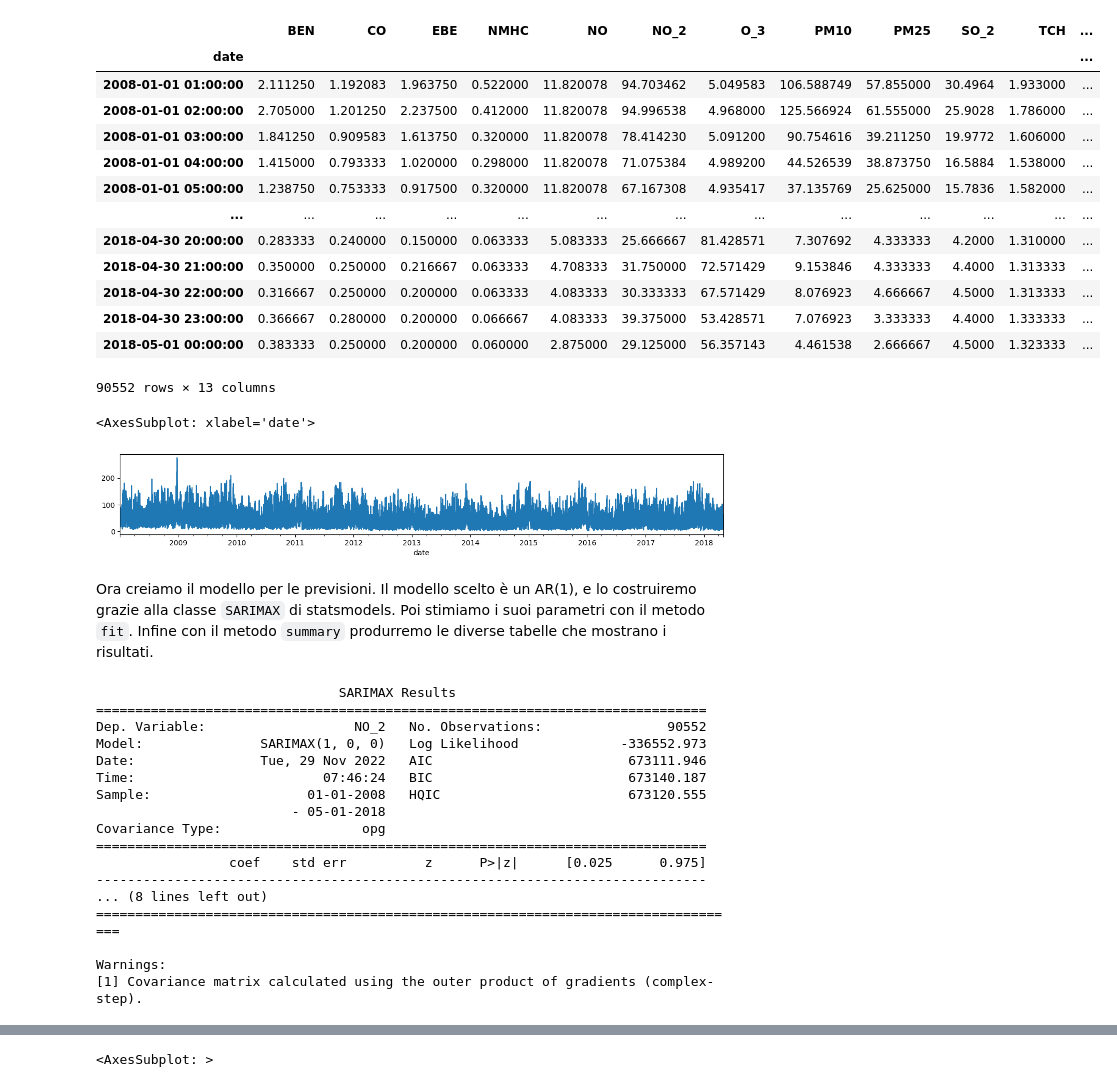
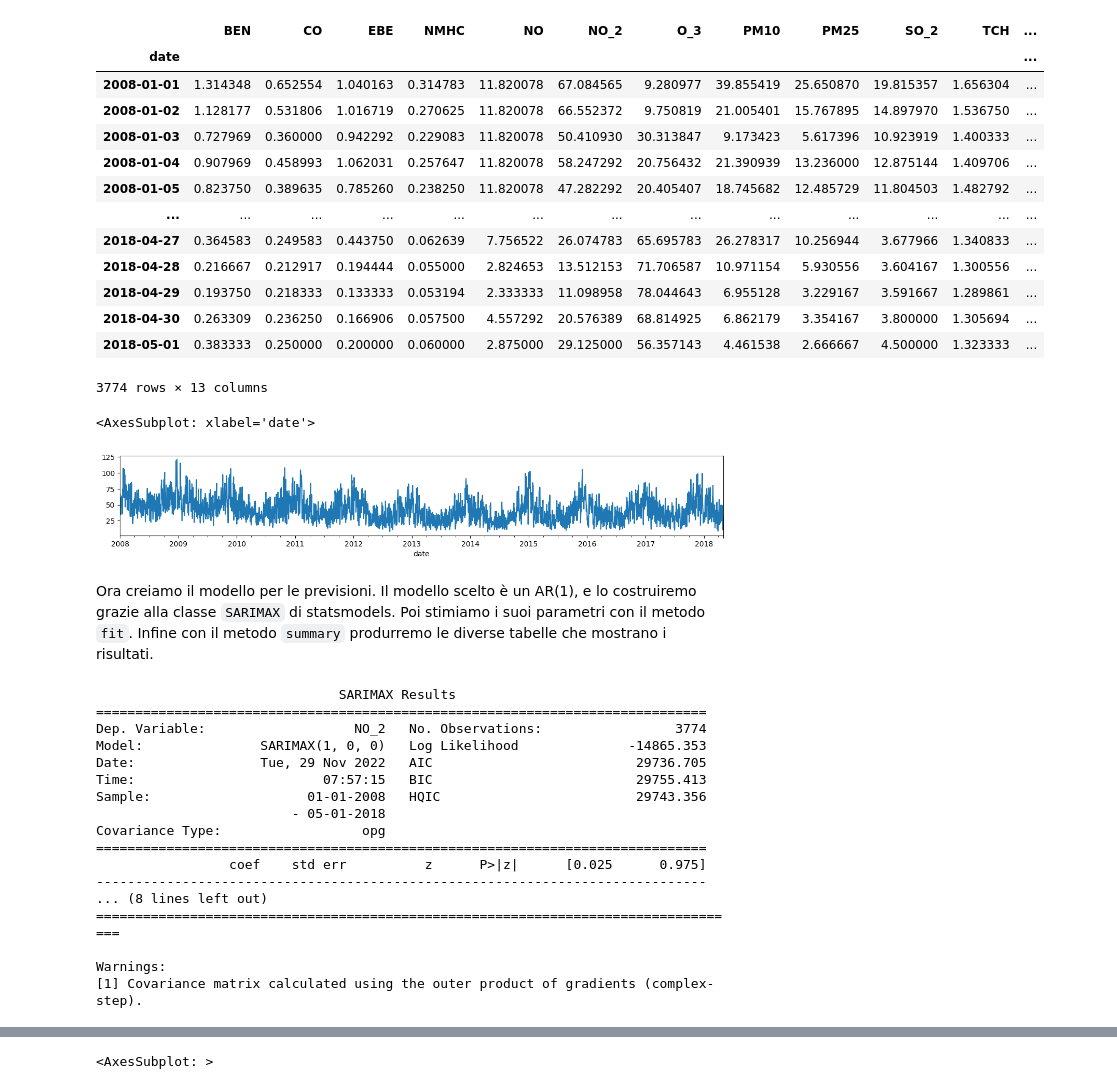
Before and after one commit to ChiaraAmalia/DataScience2Project, a Jupyter notebook: forecasting.ipynb, the cells around one changed output, grey strips where cells are left out. Saved outputs shown, nothing was run; the diff lists cells and outputs as text; code cells hidden in the pictures.

```diff
--- a/forecasting.ipynb
+++ b/forecasting.ipynb
@@ -10,26 +10,27 @@ import seaborn as sns
 import statsmodels.api as sm
 # %%
 allMadrid = pd.read_csv(path+"out.csv")
-allMadrid['date'] = pd.to_datetime(allMadrid['date'], format='%Y/%m/%d %H:%M:%S')
+allMadrid['date'] = pd.to_datetime(allMadrid['date'], format='%Y/%m/%d')
+allMadrid['date']=allMadrid['date'].dt.normalize()
 allMadrid=allMadrid.groupby(['date']).mean()
 #index = pd.DatetimeIndex(allMadrid['date'])
 #allMadrid.index = index
 display(allMadrid)
 # %% [output]
 |  | BEN | CO | EBE | NMHC | NO | NO_2 | O_3 | PM10 | PM25 | SO_2 | TCH | ... |
 | date |  |  |  |  |  |  |  |  |  |  |  | ... |
-| 2008-01-01 01:00:00 | 2.111250 | 1.192083 | 1.963750 | 0.522000 | 11.820078 | 94.703462 | 5.049583 | 106.588749 | 57.855000 | 30.4964 | 1.933000 | ... |
-| 2008-01-01 02:00:00 | 2.705000 | 1.201250 | 2.237500 | 0.412000 | 11.820078 | 94.996538 | 4.968000 | 125.566924 | 61.555000 | 25.9028 | 1.786000 | ... |
-| 2008-01-01 03:00:00 | 1.841250 | 0.909583 | 1.613750 | 0.320000 | 11.820078 | 78.414230 | 5.091200 | 90.754616 | 39.211250 | 19.9772 | 1.606000 | ... |
-| 2008-01-01 04:00:00 | 1.415000 | 0.793333 | 1.020000 | 0.298000 | 11.820078 | 71.075384 | 4.989200 | 44.526539 | 38.873750 | 16.5884 | 1.538000 | ... |
-| 2008-01-01 05:00:00 | 1.238750 | 0.753333 | 0.917500 | 0.320000 | 11.820078 | 67.167308 | 4.935417 | 37.135769 | 25.625000 | 15.7836 | 1.582000 | ... |
+| 2008-01-01 | 1.314348 | 0.652554 | 1.040163 | 0.314783 | 11.820078 | 67.084565 | 9.280977 | 39.855419 | 25.650870 | 19.815357 | 1.656304 | ... |
+| 2008-01-02 | 1.128177 | 0.531806 | 1.016719 | 0.270625 | 11.820078 | 66.552372 | 9.750819 | 21.005401 | 15.767895 | 14.897970 | 1.536750 | ... |
+| 2008-01-03 | 0.727969 | 0.360000 | 0.942292 | 0.229083 | 11.820078 | 50.410930 | 30.313847 | 9.173423 | 5.617396 | 10.923919 | 1.400333 | ... |
+| 2008-01-04 | 0.907969 | 0.458993 | 1.062031 | 0.257647 | 11.820078 | 58.247292 | 20.756432 | 21.390939 | 13.236000 | 12.875144 | 1.409706 | ... |
+| 2008-01-05 | 0.823750 | 0.389635 | 0.785260 | 0.238250 | 11.820078 | 47.282292 | 20.405407 | 18.745682 | 12.485729 | 11.804503 | 1.482792 | ... |
 | ... | ... | ... | ... | ... | ... | ... | ... | ... | ... | ... | ... | ... |
-| 2018-04-30 20:00:00 | 0.283333 | 0.240000 | 0.150000 | 0.063333 | 5.083333 | 25.666667 | 81.428571 | 7.307692 | 4.333333 | 4.2000 | 1.310000 | ... |
-| 2018-04-30 21:00:00 | 0.350000 | 0.250000 | 0.216667 | 0.063333 | 4.708333 | 31.750000 | 72.571429 | 9.153846 | 4.333333 | 4.4000 | 1.313333 | ... |
-| 2018-04-30 22:00:00 | 0.316667 | 0.250000 | 0.200000 | 0.063333 | 4.083333 | 30.333333 | 67.571429 | 8.076923 | 4.666667 | 4.5000 | 1.313333 | ... |
-| 2018-04-30 23:00:00 | 0.366667 | 0.280000 | 0.200000 | 0.066667 | 4.083333 | 39.375000 | 53.428571 | 7.076923 | 3.333333 | 4.4000 | 1.333333 | ... |
-| 2018-05-01 00:00:00 | 0.383333 | 0.250000 | 0.200000 | 0.060000 | 2.875000 | 29.125000 | 56.357143 | 4.461538 | 2.666667 | 4.5000 | 1.323333 | ... |
+| 2018-04-27 | 0.364583 | 0.249583 | 0.443750 | 0.062639 | 7.756522 | 26.074783 | 65.695783 | 26.278317 | 10.256944 | 3.677966 | 1.340833 | ... |
+| 2018-04-28 | 0.216667 | 0.212917 | 0.194444 | 0.055000 | 2.824653 | 13.512153 | 71.706587 | 10.971154 | 5.930556 | 3.604167 | 1.300556 | ... |
+| 2018-04-29 | 0.193750 | 0.218333 | 0.133333 | 0.053194 | 2.333333 | 11.098958 | 78.044643 | 6.955128 | 3.229167 | 3.591667 | 1.289861 | ... |
+| 2018-04-30 | 0.263309 | 0.236250 | 0.166906 | 0.057500 | 4.557292 | 20.576389 | 68.814925 | 6.862179 | 3.354167 | 3.800000 | 1.305694 | ... |
+| 2018-05-01 | 0.383333 | 0.250000 | 0.200000 | 0.060000 | 2.875000 | 29.125000 | 56.357143 | 4.461538 | 2.666667 | 4.500000 | 1.323333 | ... |
-90552 rows × 13 columns
+3774 rows × 13 columns
 # %%
 #index = pd.DatetimeIndex(allMadrid['date'])
 #no2Tab=pd.DataFrame({'NO2':allMadrid['NO_2']},index=index)
@@ -38,7 +39,7 @@ forNo2 = allMadrid['NO_2']
 forNo2.plot(figsize=(15, 2))
 # %% [output]
 <AxesSubplot: xlabel='date'>
-[figure, old version]
+[figure, new version]
 # %% [markdown]
 Ora creiamo il modello per le previsioni.
 Il modello scelto è un AR(1), e lo costruiremo grazie alla classe `SARIMAX` di statsmodels.
@@ -54,11 +55,11 @@ print(res.summary())
 # %% [output]
                                SARIMAX Results
 ==============================================================================
-Dep. Variable:                   NO_2   No. Observations:                90552
-Model:               SARIMAX(1, 0, 0)   Log Likelihood             -336552.973
-Date:                Tue, 29 Nov 2022   AIC                         673111.946
-Time:                        07:46:24   BIC                         673140.187
-Sample:                    01-01-2008   HQIC                        673120.555
+Dep. Variable:                   NO_2   No. Observations:                 3774
+Model:               SARIMAX(1, 0, 0)   Log Likelihood              -14865.353
+Date:                Tue, 29 Nov 2022   AIC                          29736.705
+Time:                        07:57:15   BIC                          29755.413
+Sample:                    01-01-2008   HQIC                         29743.356
                          - 05-01-2018
 Covariance Type:                  opg
 ==============================================================================
```
Also changed, not shown: parts of 2 cells of this notebook.
